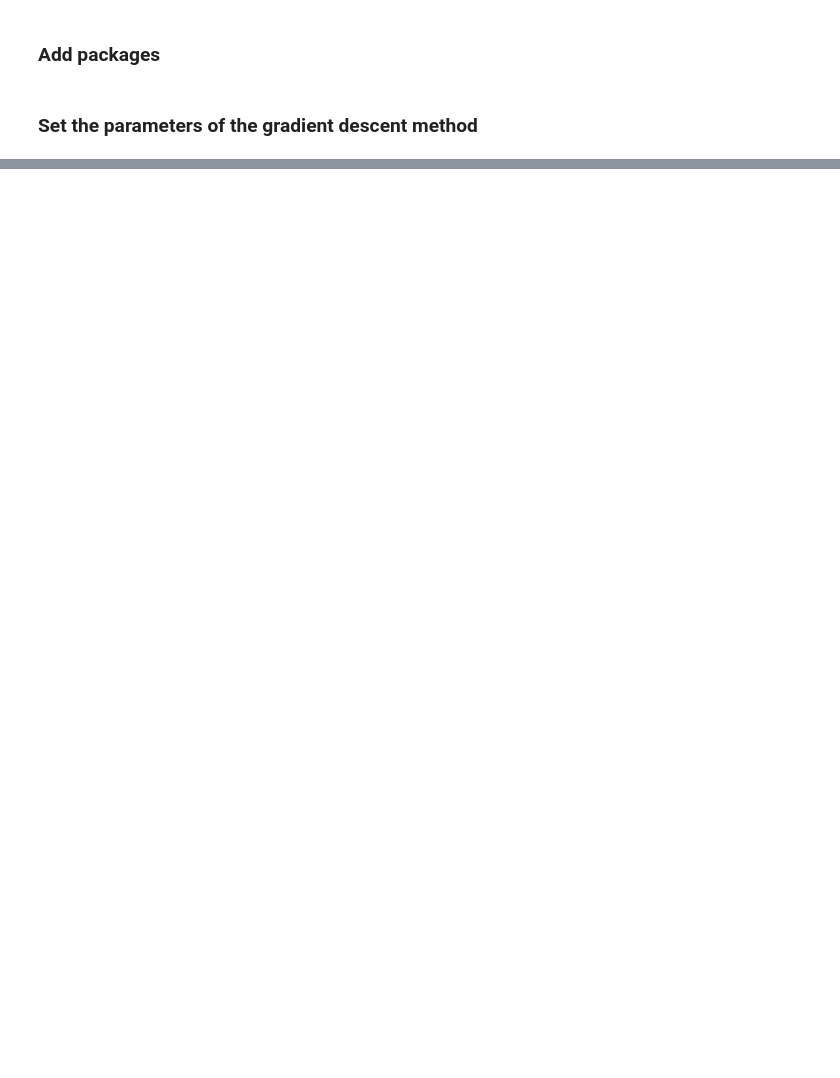
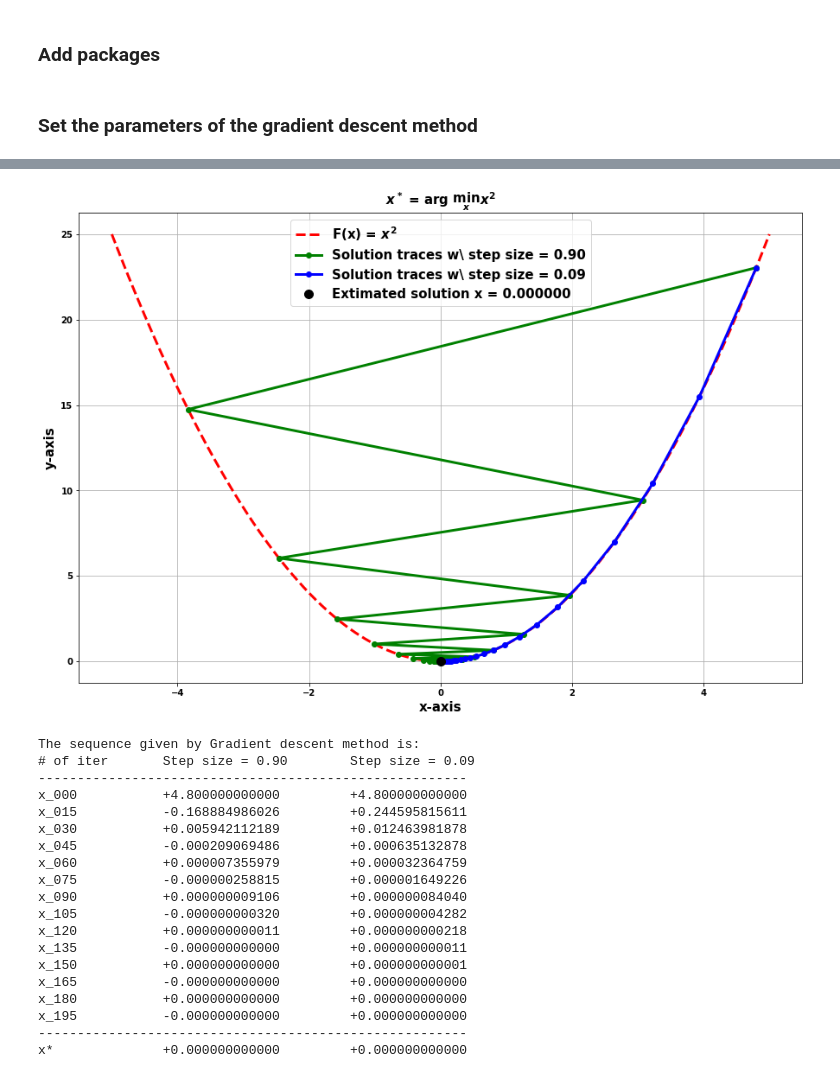
Before and after one commit to hanyoseob/lecture_optimization, a Jupyter notebook: chapter03_Gradient_descent_method.ipynb, the cells around one changed output, grey strips where cells are left out. Drawn from its saved outputs; the diff is of its cells as text; code cells hidden in the pictures; blank space fills up the shorter version.

```diff
--- a/chapter03_Gradient_descent_method.ipynb
+++ b/chapter03_Gradient_descent_method.ipynb
@@ -312,0 +233,50 @@ Gradient Descnet: 1.0000
+# %%
+# Plot the solution traces depending on various step size
+fig, axs = plt.subplots(ncols=1, nrows=1, figsize=(15, 10))
+
+axs.plot(x_set, y_set, 'r--', label='F(x) = $x^2$', linewidth=3)
+axs.plot(x_iter_large, y_iter_large, 'go-', label='Solution traces w\ step size = %.2f' % step_size_large, linewidth=3)
+axs.plot(x_iter_small, y_iter_small, 'bo-', label='Solution traces w\ step size = %.2f' % step_size_small, linewidth=3)
+axs.plot(x_iter_small[-1], y_iter_small[-1], 'ko', label='Extimated solution x = %.6f' % x_iter[-1], markersize=10)
+axs.legend(fontsize=15)
+axs.grid(True)
+axs.set_xlabel('x-axis', fontsize=15, fontweight='bold')
+axs.set_ylabel('y-axis', fontsize=15, fontweight='bold')
+axs.set_title('$x^*$ = arg $\min_x x^2$', fontsize=15, fontweight='bold')
+
+plt.show()
+
+# Print the solution traces
+print(' ')
+print('The sequence given by Gradient descent method is:')
+print('# of iter \tStep size = %.2f \tStep size = %.2f ' % (step_size_large, step_size_small))
+print('-------------------------------------------------------')
+for i in range(max_iter + 1):
+  x_large = x_iter_large[i]
+  x_small = x_iter_small[i]
+  if i % 15 == 0:
+    print('x_%03i \t\t%+.12f\t\t%+.12f' % (i, x_large, x_small))
+
+print('-------------------------------------------------------')
+print('x* \t\t%+.12f\t\t%+.12f' % (x_iter_large[-1], x_iter_small[-1]))
+# %% [output]
+[figure, added]
+The sequence given by Gradient descent method is:
+# of iter       Step size = 0.90        Step size = 0.09
+-------------------------------------------------------
+x_000           +4.800000000000         +4.800000000000
+x_015           -0.168884986026         +0.244595815611
+x_030           +0.005942112189         +0.012463981878
+x_045           -0.000209069486         +0.000635132878
+x_060           +0.000007355979         +0.000032364759
+x_075           -0.000000258815         +0.000001649226
+x_090           +0.000000009106         +0.000000084040
+x_105           -0.000000000320         +0.000000004282
+x_120           +0.000000000011         +0.000000000218
+x_135           -0.000000000000         +0.000000000011
+x_150           +0.000000000000         +0.000000000001
+x_165           -0.000000000000         +0.000000000000
+x_180           +0.000000000000         +0.000000000000
+x_195           -0.000000000000         +0.000000000000
+-------------------------------------------------------
+x*              +0.000000000000         +0.000000000000
```
Also changed, not shown: parts of 21 cells of this notebook.
